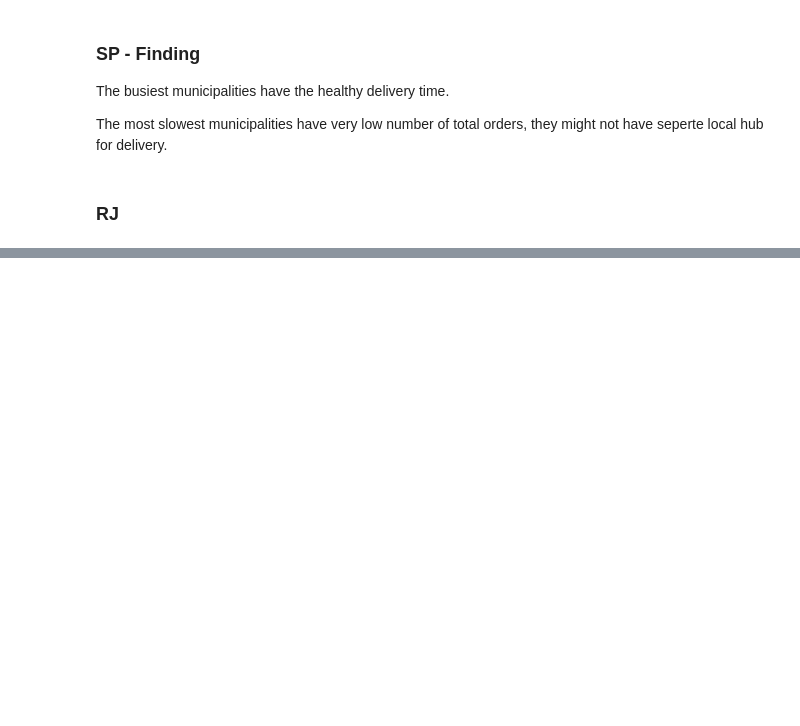
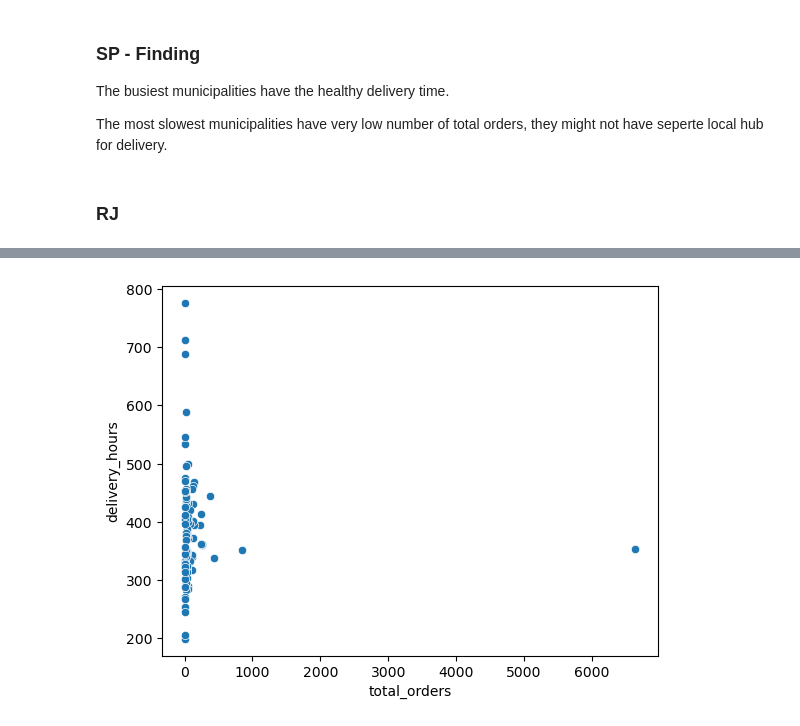
Before and after one commit to yunwe/olist-logistics-efficiency, a Jupyter notebook: notebooks/Municipalities.ipynb, the cells around one changed output, grey strips where cells are left out. Saved outputs shown, nothing was run; the diff lists cells and outputs as text; code cells hidden in the pictures; blank space fills up the shorter version.

```diff
--- a/notebooks/Municipalities.ipynb
+++ b/notebooks/Municipalities.ipynb
@@ -223,0 +291,3 @@ The most slowest municipalities have very low number of total orders, they might
+# %%
+rj = rj.sort_values(by='delivery_hours', ascending = False)
+rj.head(10)
@@ -223,0 +306,3 @@ The most slowest municipalities have very low number of total orders, they might
+# %%
+rj = rj.sort_values(by='total_orders', ascending = False)
+rj.head(10)
@@ -223,0 +321,8 @@ The most slowest municipalities have very low number of total orders, they might
+# %%
+# Create a scatter plot
+sns.scatterplot(data=rj, x="total_orders", y="delivery_hours")
+
+# Display the plot
+plt.show()
+# %% [output]
+[figure, added]
```
Also changed, not shown: parts of 13 cells of this notebook.
